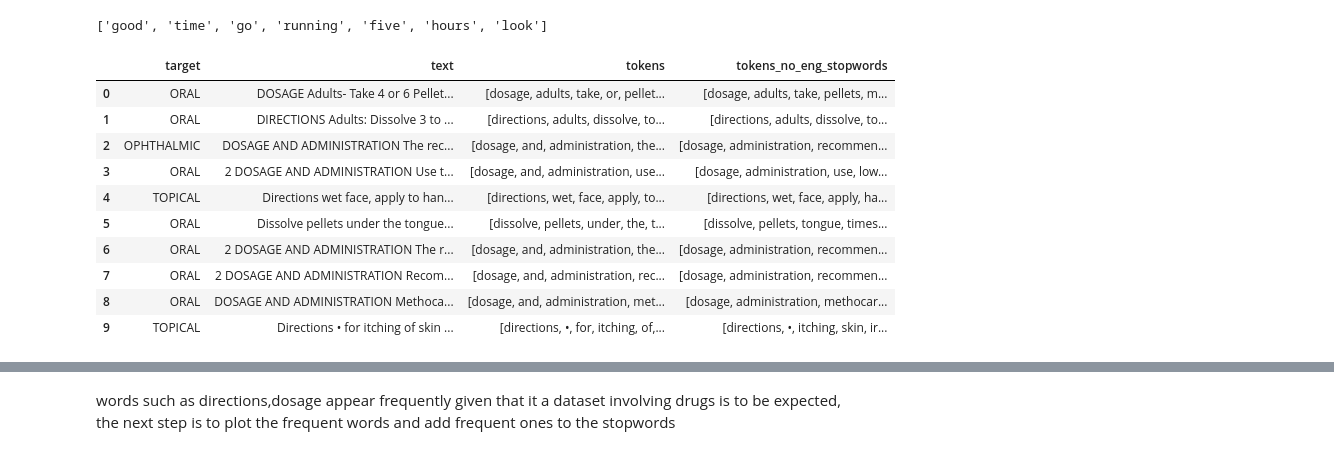
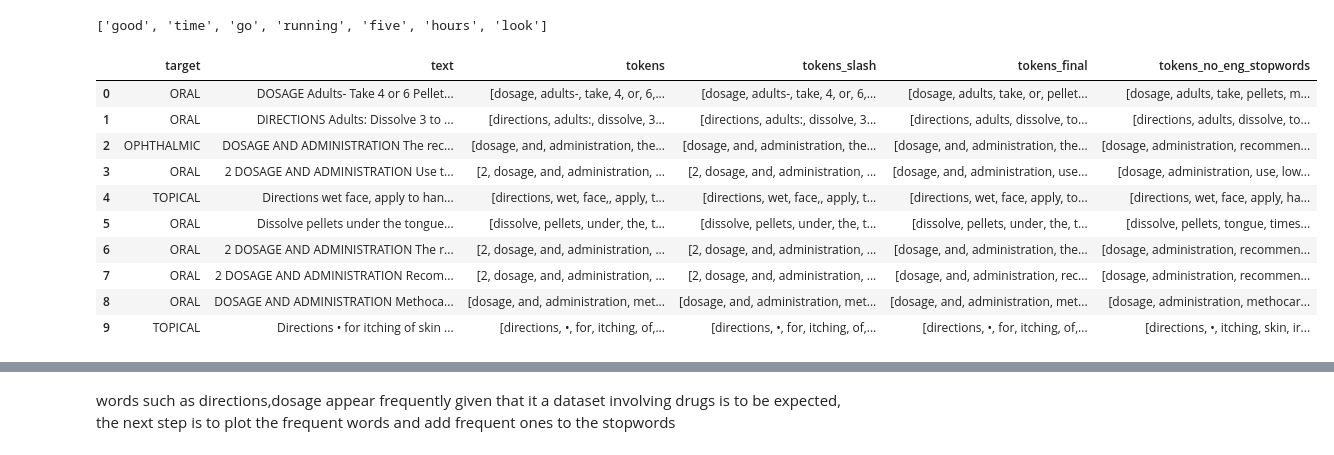
Before and after one commit to andrewabeles/drug-labels, a Jupyter notebook: notebooks/1.3-stopwords.ipynb, the cells around one changed output, grey strips where cells are left out. Cells and saved outputs as stored; diff of their text form; code cells hidden in the pictures.

```diff
--- a/notebooks/1.3-stopwords.ipynb
+++ b/notebooks/1.3-stopwords.ipynb
@@ -39,3 +33,0 @@ df.head(10)
-# %%
-pipeline = [str.lower, remove_punctuation, remove_numbers, tokenize]
-df['tokens'] = df['text'].apply(prepare, pipeline=pipeline)
@@ -77,20 +60,20 @@ remove_stopwords(test_tokens)
 ['good', 'time', 'go', 'running', 'five', 'hours', 'look']
 # %%
 # apply the function to the tokens
-df['tokens_no_eng_stopwords'] = df['tokens'].apply(remove_stopwords)
+df['tokens_no_eng_stopwords'] = df['tokens_final'].apply(remove_stopwords)
 df.head(10)
 # %% [output]
-|  | target | text | tokens | tokens_no_eng_stopwords |
-| 0 | ORAL | DOSAGE Adults- Take 4 or 6 Pellet... | [dosage, adults, take, or, pellet... | [dosage, adults, take, pellets, m... |
-| 1 | ORAL | DIRECTIONS Adults: Dissolve 3 to ... | [directions, adults, dissolve, to... | [directions, adults, dissolve, to... |
-| 2 | OPHTHALMIC | DOSAGE AND ADMINISTRATION The rec... | [dosage, and, administration, the... | [dosage, administration, recommen... |
-| 3 | ORAL | 2 DOSAGE AND ADMINISTRATION Use t... | [dosage, and, administration, use... | [dosage, administration, use, low... |
-| 4 | TOPICAL | Directions wet face, apply to han... | [directions, wet, face, apply, to... | [directions, wet, face, apply, ha... |
-| 5 | ORAL | Dissolve pellets under the tongue... | [dissolve, pellets, under, the, t... | [dissolve, pellets, tongue, times... |
-| 6 | ORAL | 2 DOSAGE AND ADMINISTRATION The r... | [dosage, and, administration, the... | [dosage, administration, recommen... |
-| 7 | ORAL | 2 DOSAGE AND ADMINISTRATION Recom... | [dosage, and, administration, rec... | [dosage, administration, recommen... |
-| 8 | ORAL | DOSAGE AND ADMINISTRATION Methoca... | [dosage, and, administration, met... | [dosage, administration, methocar... |
-| 9 | TOPICAL | Directions • for itching of skin ... | [directions, •, for, itching, of,... | [directions, •, itching, skin, ir... |
+|  | target | text | tokens | tokens_slash | tokens_final | tokens_no_eng_stopwords |
+| 0 | ORAL | DOSAGE Adults- Take 4 or 6 Pellet... | [dosage, adults-, take, 4, or, 6,... | [dosage, adults-, take, 4, or, 6,... | [dosage, adults, take, or, pellet... | [dosage, adults, take, pellets, m... |
+| 1 | ORAL | DIRECTIONS Adults: Dissolve 3 to ... | [directions, adults:, dissolve, 3... | [directions, adults:, dissolve, 3... | [directions, adults, dissolve, to... | [directions, adults, dissolve, to... |
+| 2 | OPHTHALMIC | DOSAGE AND ADMINISTRATION The rec... | [dosage, and, administration, the... | [dosage, and, administration, the... | [dosage, and, administration, the... | [dosage, administration, recommen... |
+| 3 | ORAL | 2 DOSAGE AND ADMINISTRATION Use t... | [2, dosage, and, administration, ... | [2, dosage, and, administration, ... | [dosage, and, administration, use... | [dosage, administration, use, low... |
+| 4 | TOPICAL | Directions wet face, apply to han... | [directions, wet, face,, apply, t... | [directions, wet, face,, apply, t... | [directions, wet, face, apply, to... | [directions, wet, face, apply, ha... |
+| 5 | ORAL | Dissolve pellets under the tongue... | [dissolve, pellets, under, the, t... | [dissolve, pellets, under, the, t... | [dissolve, pellets, under, the, t... | [dissolve, pellets, tongue, times... |
+| 6 | ORAL | 2 DOSAGE AND ADMINISTRATION The r... | [2, dosage, and, administration, ... | [2, dosage, and, administration, ... | [dosage, and, administration, the... | [dosage, administration, recommen... |
+| 7 | ORAL | 2 DOSAGE AND ADMINISTRATION Recom... | [2, dosage, and, administration, ... | [2, dosage, and, administration, ... | [dosage, and, administration, rec... | [dosage, administration, recommen... |
+| 8 | ORAL | DOSAGE AND ADMINISTRATION Methoca... | [dosage, and, administration, met... | [dosage, and, administration, met... | [dosage, and, administration, met... | [dosage, administration, methocar... |
+| 9 | TOPICAL | Directions • for itching of skin ... | [directions, •, for, itching, of,... | [directions, •, for, itching, of,... | [directions, •, for, itching, of,... | [directions, •, itching, skin, ir... |
 # %%
 print(df['tokens_no_eng_stopwords'].head(20))
 # %% [output]
```
Also changed, not shown: parts of 12 cells of this notebook, 5 other files.
